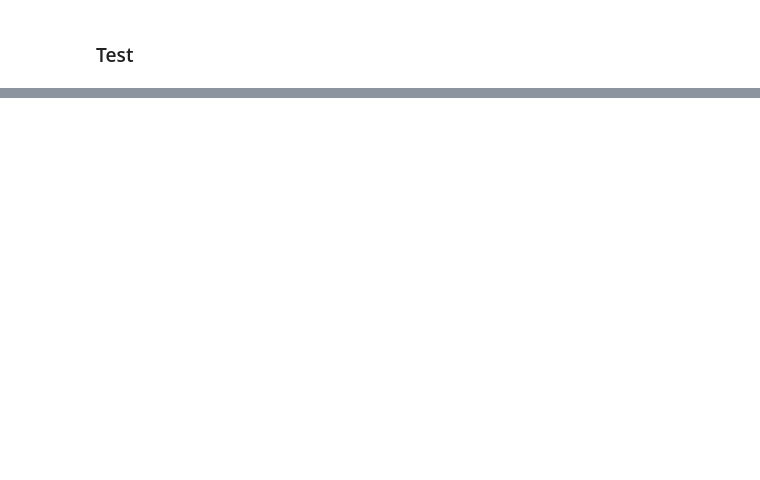
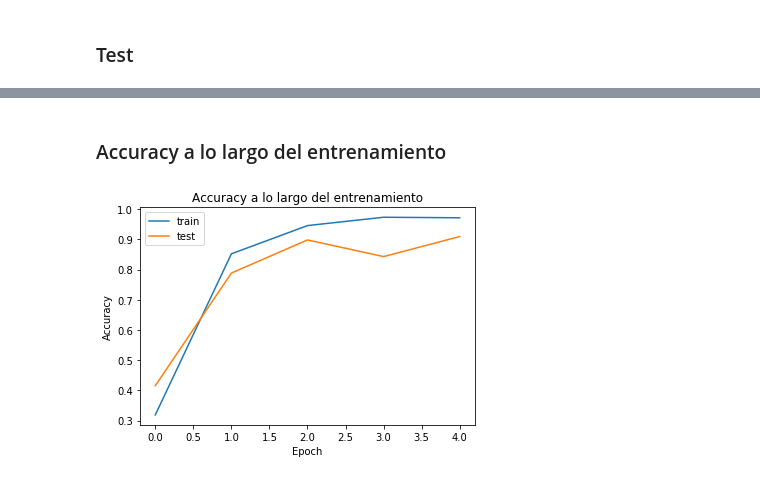
Before and after one commit to alebarsotti/machine_learning_2018, a Jupyter notebook: tp3_cv.ipynb, the cells around one changed output, grey strips where cells are left out. Saved outputs shown, nothing was run; the diff lists cells and outputs as text; code cells hidden in the pictures; blank space fills up the shorter version.

```diff
--- a/tp3_cv.ipynb
+++ b/tp3_cv.ipynb
@@ -45,9 +74,10 @@ test, validation = train_test_split(test_validation, test_size=0.5, random_state
 # %% [markdown]
 ## Etiquetas posibles
 # %%
-print(f'Existen {len(training.label.unique())} etiquetas posibles en el dataset utilizado:')
-for label in training.label.unique():
-    print(f'  - {label}')
+FRUITS = sorted(train.fruit.unique())
+print(f'Existen {len(FRUITS)} etiquetas posibles en el dataset utilizado:')
+for fruit in FRUITS:
+    print(f'  - {fruit}')
 # %% [output]
 Existen 64 etiquetas posibles en el dataset utilizado:
   - Apple Braeburn
@@ -131,0 +204,27 @@ validation.label.value_counts().plot.bar(figsize=(16,6));
+# %%
+nn_model = Sequential([
+    Dense(500, activation='relu', input_shape=(len(INPUT_COLUMNS), )),
+
+    Dense(250, activation='relu'),
+
+    Dense(100, activation='relu'),
+
+    Dense(len(FRUITS), activation='softmax'),
+])
+
+nn_model.compile(
+    optimizer='adam',
+    loss='categorical_crossentropy',
+    metrics=['accuracy',],
+)
+# %%
+nn_history = nn_model.fit(
+    extract_inputs(train),
+    extract_outputs(train),
+    epochs=5,
+    batch_size=160,
+    validation_data=(
+        extract_inputs(test),
+        extract_outputs(test),
+    )
+)
@@ -131,0 +243,12 @@ validation.label.value_counts().plot.bar(figsize=(16,6));
+# %% [markdown]
+### Accuracy a lo largo del entrenamiento
+# %%
+plt.plot(nn_history.history['acc'], label='train')
+plt.plot(nn_history.history['val_acc'], label='test')
+plt.title('Accuracy a lo largo del entrenamiento')
+plt.ylabel('Accuracy')
+plt.xlabel('Epoch')
+plt.legend(loc='upper left')
+plt.show();
+# %% [output]
+[figure, added]
```
Also changed, not shown: parts of 38 cells of this notebook, 2 other files.
